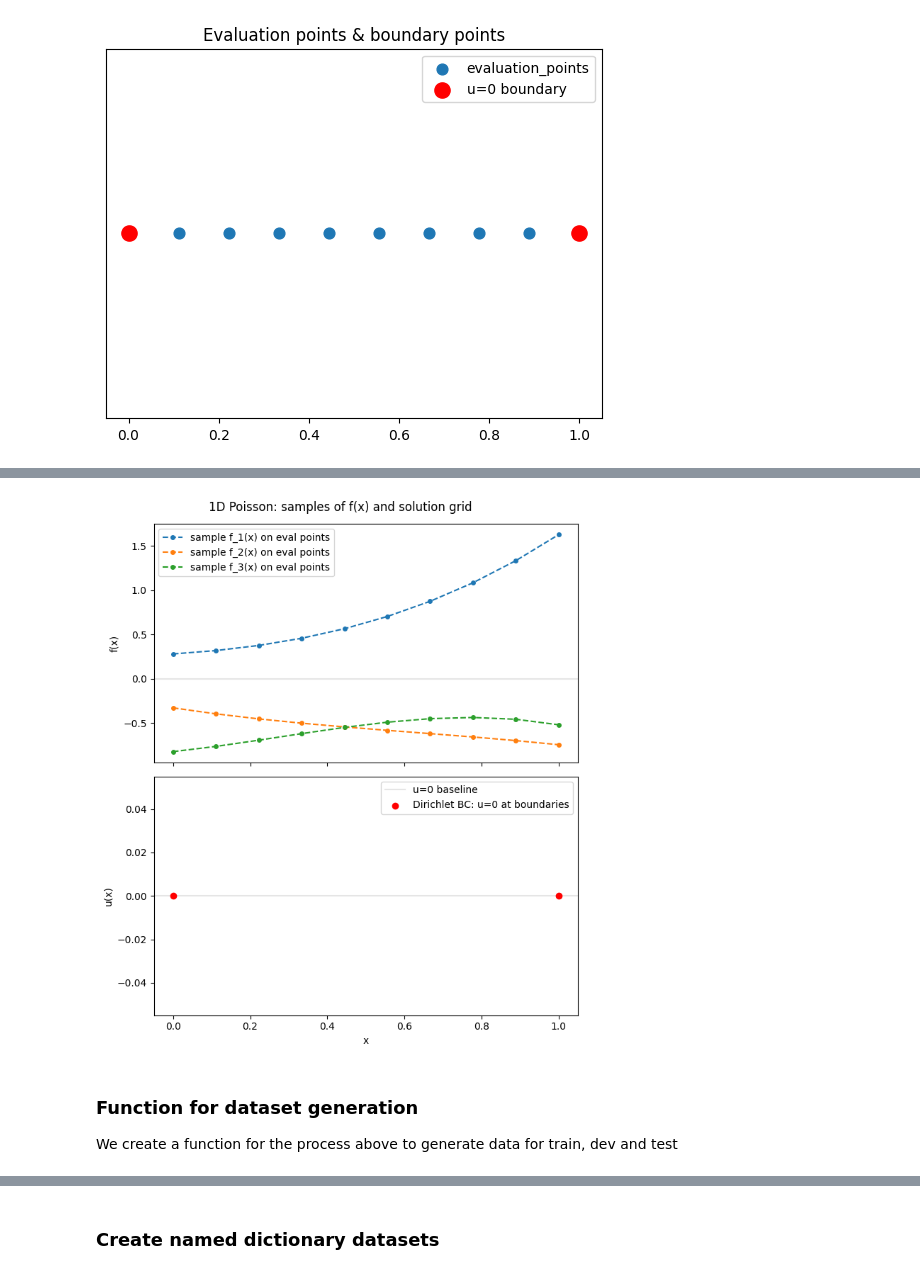
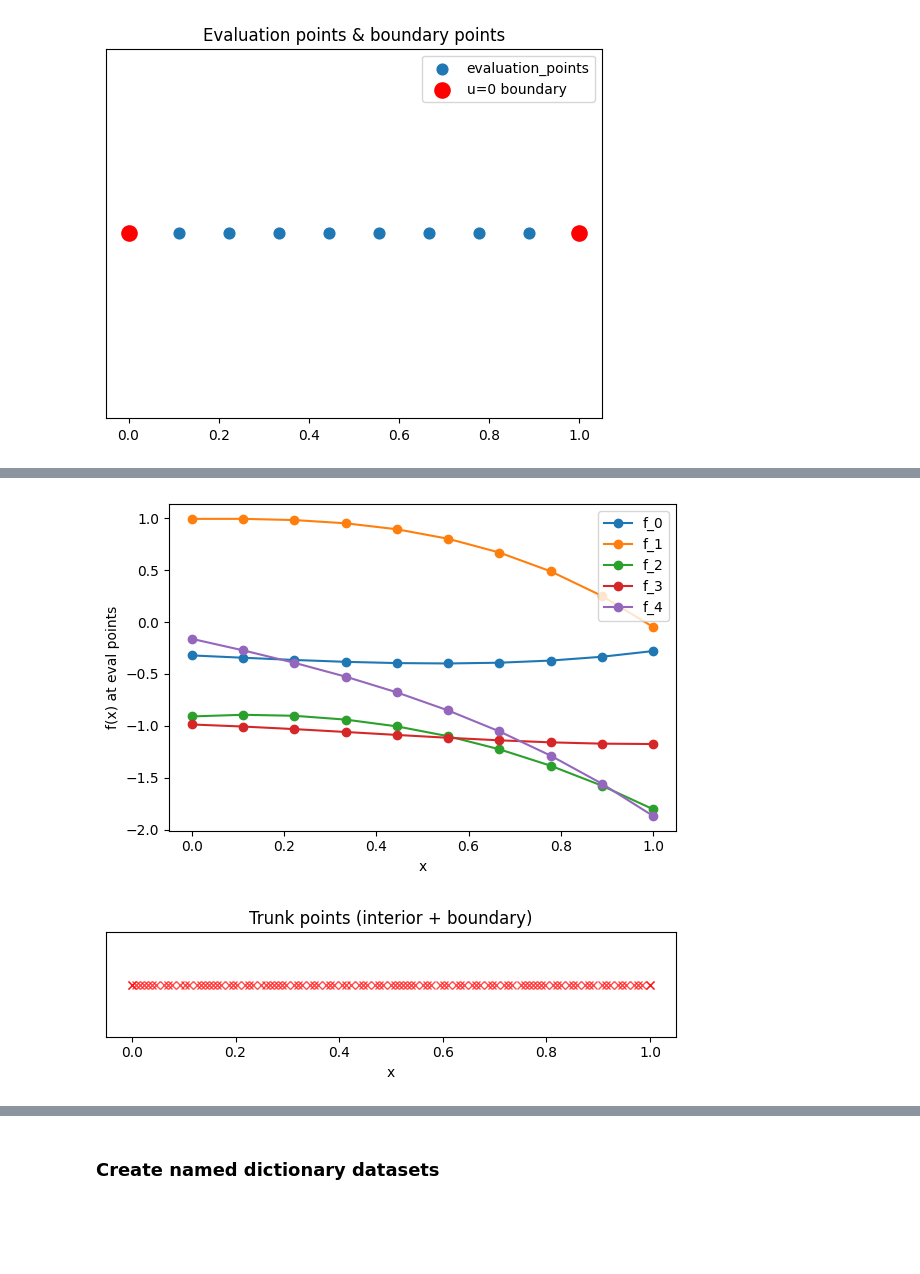
Before and after one commit to EladMichael/neuromancer, a Jupyter notebook: examples/neural_operators/Part_7_DeepONet_Poisson_aligned.ipynb, the cells around one changed output, grey strips where cells are left out. Saved outputs shown, nothing was run; the diff lists cells and outputs as text; code cells hidden in the pictures; blank space fills up the shorter version.

Commit message:
Updates PI DeepONet Poisson

```diff
--- a/examples/neural_operators/Part_7_DeepONet_Poisson_aligned.ipynb
+++ b/examples/neural_operators/Part_7_DeepONet_Poisson_aligned.ipynb
@@ -208,8 +229,8 @@ plt.show()
 # %%
 # Define PDE operator
 pde_op = dde.data.PDEOperatorCartesianProd(
-    pde,
-    space,
-    evaluation_points,
+    pde=pde,
+    function_space=space,
+    evaluation_points=evaluation_points,
     num_function=100,
 )
@@ -252,40 +237,27 @@ plt.show()
-# %%
-x = geom.uniform_points(100, boundary=True)
-z = np.zeros_like(x)
-
-fig, (ax_f, ax_u) = plt.subplots(2, 1, figsize=(7, 8), sharex=True)
-fig.suptitle("1D Poisson: samples of f(x) and solution grid")
-
-# Source terms f(x)
-ax_f.set_ylabel("f(x)")
-ax_f.axhline(0, color="k", alpha=0.1)
-for i in range(n):
-    ax_f.plot(
-        evaluation_points,
-        fx[i],
-        "--o",
-        ms=4,
-        label=f"sample f_{i + 1}(x) on eval points",
-    )
-ax_f.legend()
-
-# Solution u(x) (placeholder)
-ax_u.set_ylabel("u(x)")
-ax_u.set_xlabel("x")
-ax_u.axhline(0, color="k", alpha=0.1, label="u=0 baseline")
-ax_u.scatter(
-    [0, 1], [0, 0], color="red", zorder=3, label="Dirichlet BC: u=0 at boundaries"
-)
-# when you have predictions, add them, e.g.:
-# y = model.predict(x)[:, 0]
-# ax_u.plot(x, y, "-", label="predicted u(x)")
-ax_u.legend()
-
-plt.tight_layout()
-plt.show()
-# %% [output]
-[figure, removed]
-# %% [markdown]
-### Function for dataset generation
-We create a function for the process above to generate data for train, dev and test
+# %%
+# Branch inputs: f values at the 10 evaluation points
+f_vals, x_trunk = pde_op.train_x  # f_vals shape: (100, 10); x_trunk shape: (~102, 1)
+eval_pts = pde_op.eval_pts  # same 10-point grid used for branch
+
+# Plot a few sampled source terms on the eval grid
+plt.figure(figsize=(6, 4))
+for i in range(5):
+    plt.plot(eval_pts[:, 0], f_vals[i], marker="o", label=f"f_{i}")
+plt.xlabel("x")
+plt.ylabel("f(x) at eval points")
+plt.legend()
+plt.tight_layout()
+plt.show()
+
+# Visualize trunk (PDE collocation + boundary) points
+plt.figure(figsize=(6, 2))
+plt.plot(x_trunk[:, 0], np.zeros_like(x_trunk[:, 0]), "rx", alpha=0.7)
+plt.xlabel("x")
+plt.yticks([])
+plt.title("Trunk points (interior + boundary)")
+plt.tight_layout()
+plt.show()
+# %% [output]
+[figure, added]
+[figure, added]
 # %% [markdown]
```
Also changed, not shown: parts of 38 cells of this notebook.
